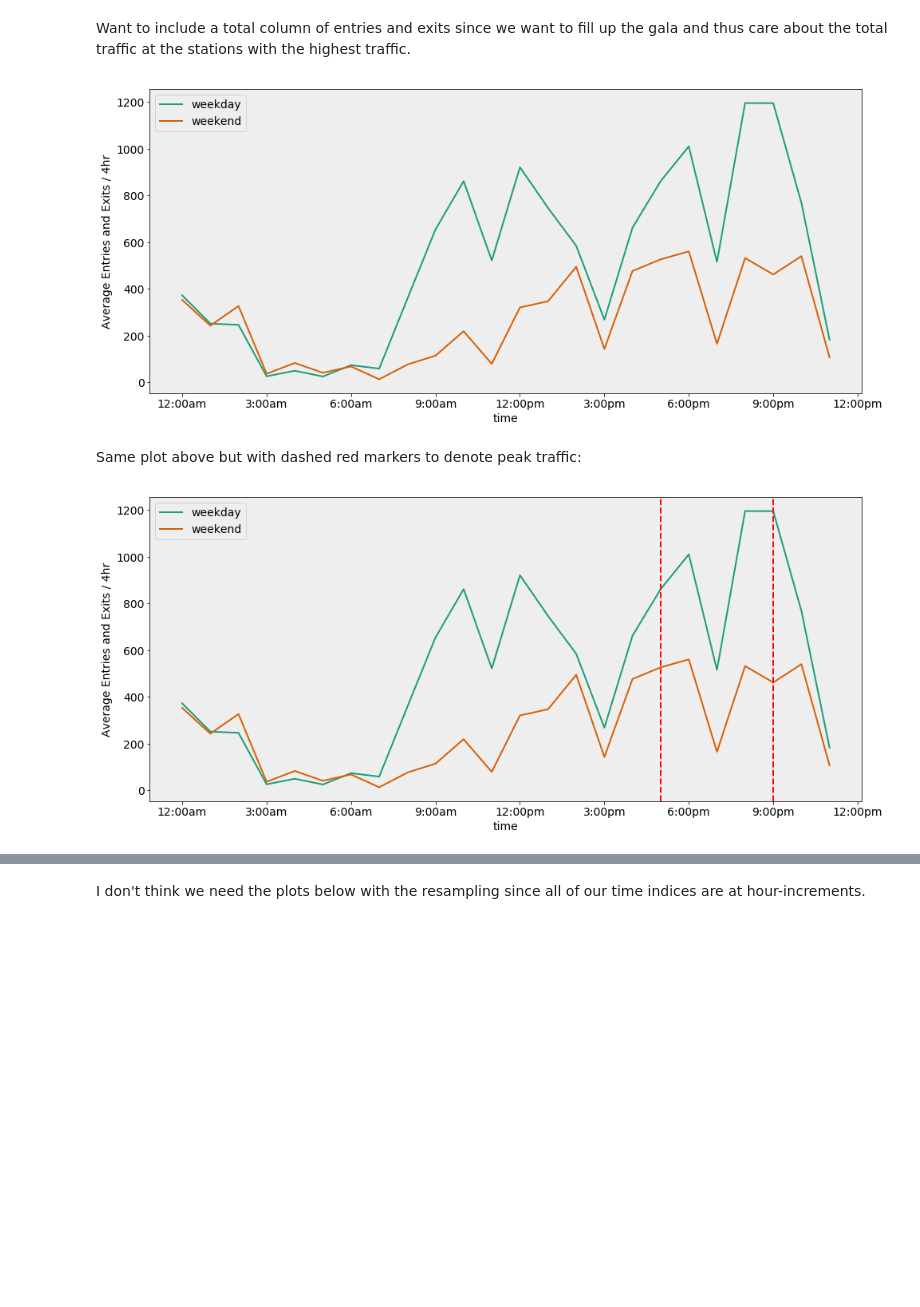
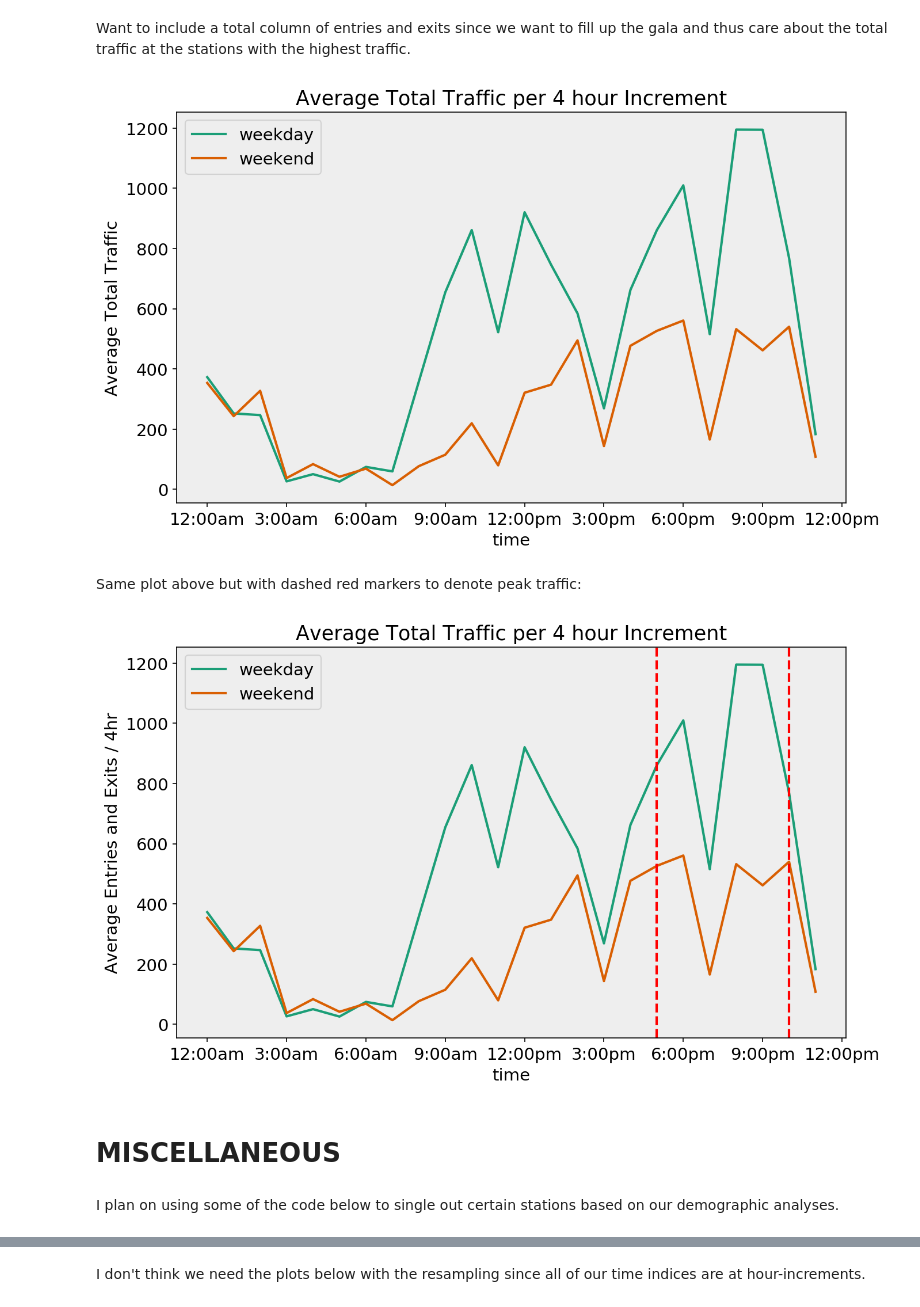
Before and after one commit to DimitriTheoharatos/ProjectBenson, a Jupyter notebook: MTA_EDA_Dimitri-v2.ipynb, the cells around one changed output, grey strips where cells are left out. Cells and saved outputs as stored; diff of their text form; code cells hidden in the pictures; blank space fills up the shorter version.

```diff
--- a/MTA_EDA_Dimitri-v2.ipynb
+++ b/MTA_EDA_Dimitri-v2.ipynb
@@ -765,23 +786,26 @@ weekday_df_7.set_index('time', inplace = True)
 # %%
+rcParams['figure.figsize'] = (10, 6)
+rcParams['font.size'] = 14
+
 plot = sns.lineplot(x = weekday_df_7.resample('h').mean().index,\
                     y = weekday_df_7.resample('h').mean().total, \
                     label = 'weekday')
 
 sns.lineplot(x = weekend_df_7.resample('h').mean().index,\
              y = weekend_df_7.resample('h').mean().total,\
              label = 'weekend')
 
-plot.set_xticklabels(['12:00am','3:00am', '6:00am','9:00am', '12:00pm', \
-                      '3:00pm', '6:00pm', '9:00pm', '12:00pm'])
 
 plot.set_xticklabels(['12:00am','3:00am', '6:00am','9:00am', '12:00pm', \
                       '3:00pm', '6:00pm', '9:00pm', '12:00pm'])
 
 #plot.axvline(pd.to_datetime('19:00:00'), 0, 1, color='r',linestyle = '--', linewidth = 2)
 #plot.axvline(pd.to_datetime('21:00:00'), 0, 1, color='r',linestyle = '--', linewidth = 2)
-plt.ylabel('Average Entries and Exits / 4hr')
+plt.ylabel('Average Total Traffic')
+plt.title('Average Total Traffic per 4 hour Increment')
+
 plt.show()
 # %% [output]
-[figure, old version]
+[figure, new version]
 # %% [markdown]
 Same plot above but with dashed red markers to denote peak traffic:
@@ -797,13 +823,18 @@ sns.lineplot(x = weekend_df_7.resample('h').mean().index,\
 plot.set_xticklabels(['12:00am','3:00am', '6:00am','9:00am', '12:00pm', \
                       '3:00pm', '6:00pm', '9:00pm', '12:00pm'])
 
-plot.set_xticklabels(['12:00am','3:00am', '6:00am','9:00am', '12:00pm', \
-                      '3:00pm', '6:00pm', '9:00pm', '12:00pm'])
 
-plot.axvline(pd.to_datetime('17:00:00'), 0, 1, color='r',linestyle = '--', linewidth = 2)
-plot.axvline(pd.to_datetime('21:00:00'), 0, 1, color='r',linestyle = '--', linewidth = 2)
+plt.ylabel('Average Total Traffic')
+plt.title('Average Total Traffic per 4 hour Increment')
+
+plot.axvline(pd.to_datetime('2018-09-27 17:00:00'), 0, 1, color='r',linestyle = '--', linewidth = 2)
+plot.axvline(pd.to_datetime('2018-09-27 22:00:00'), 0, 1, color='r',linestyle = '--', linewidth = 2)
 plt.ylabel('Average Entries and Exits / 4hr')
 plt.show()
 # %% [output]
-[figure, old version]
+[figure, new version]
+# %% [markdown]
+# MISCELLANEOUS
+# %% [markdown]
+I plan on using some of the code below to single out certain stations based on our demographic analyses.
 # %%
```
Also changed, not shown: parts of 34 cells of this notebook.
